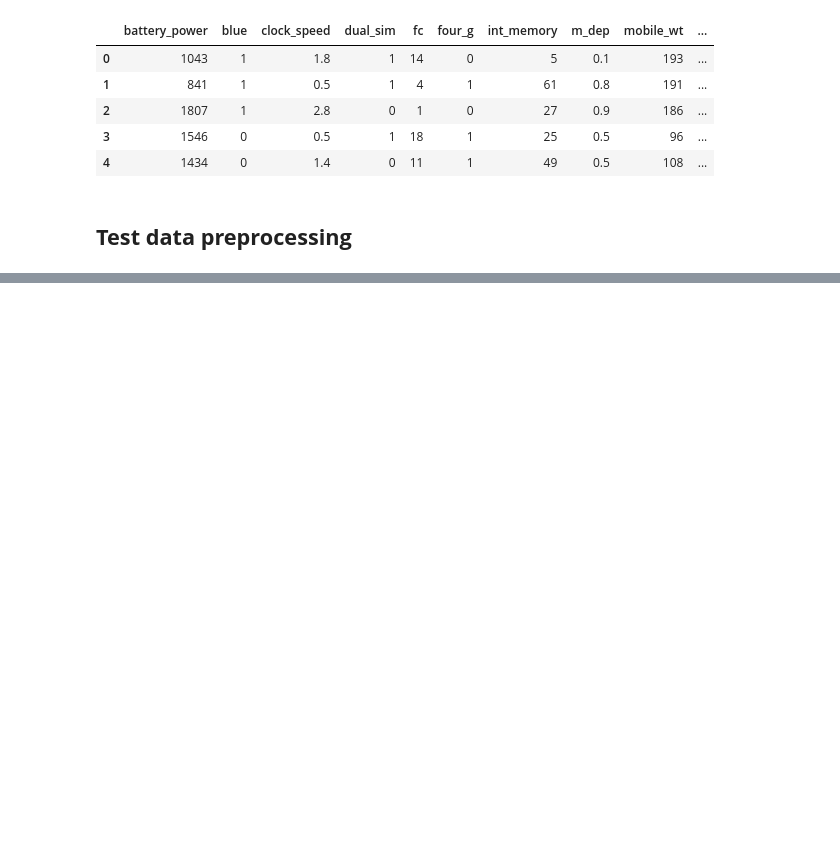
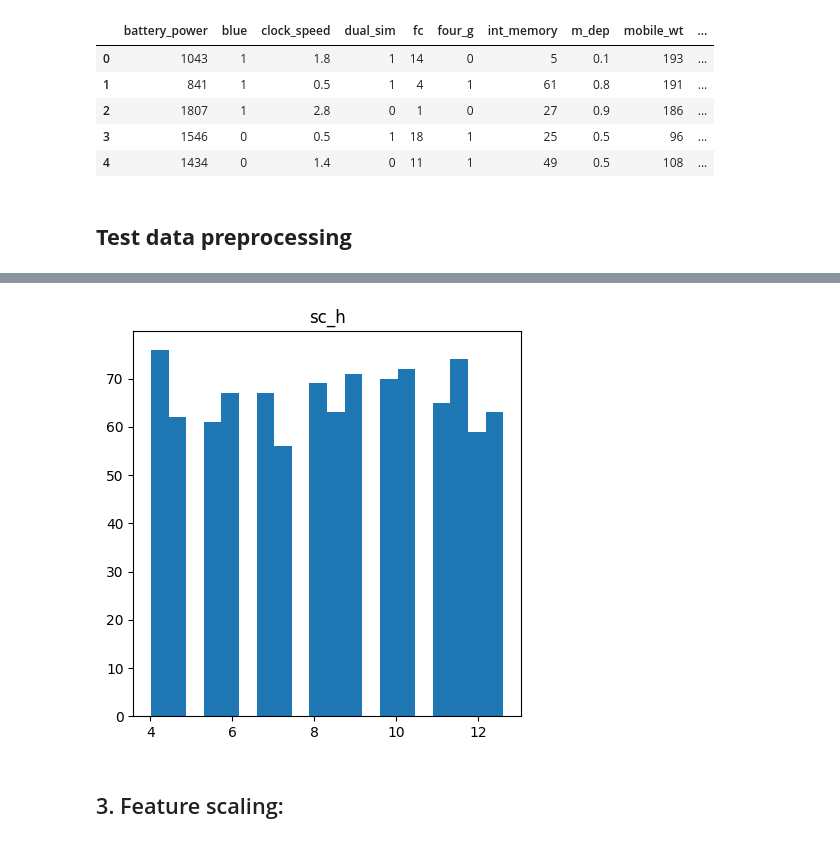
Before and after one commit to HendEmad/Mobile_price_prediction, a Jupyter notebook: notebooks/price_prediction.ipynb, the cells around one changed output, grey strips where cells are left out. Drawn from its saved outputs; the diff is of its cells as text; code cells hidden in the pictures; blank space fills up the shorter version.

```diff
--- a/notebooks/price_prediction.ipynb
+++ b/notebooks/price_prediction.ipynb
@@ -1114,0 +1194,9 @@ test_data.head()
+# %%
+fig, ax = plt.subplots(figsize=(5, 5))
+ax.hist(test_data[test_skewed_features[2]], bins=20)
+ax.set_title(test_skewed_features[2])
+plt.show()
+# %% [output]
+[figure, added]
+# %% [markdown]
+## 3. Feature scaling:
```
Also changed, not shown: parts of 27 cells of this notebook, 2 other files.
